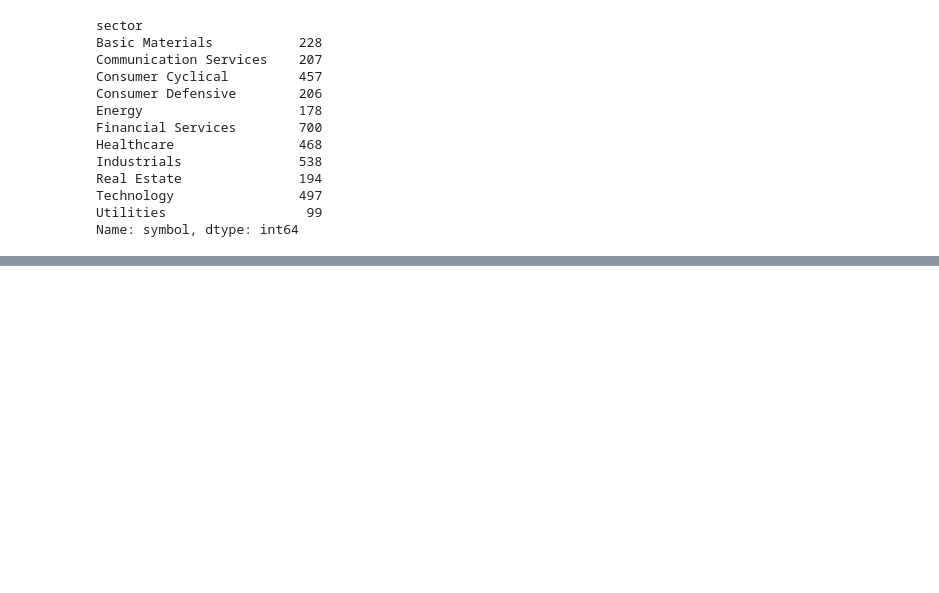
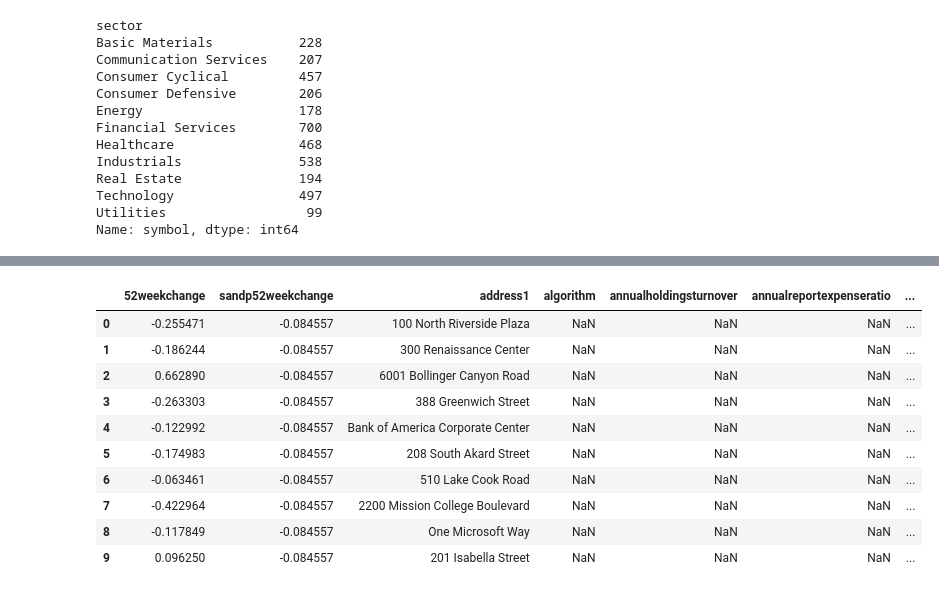
Before and after one commit to alpha2phi-platform/alphalib, a Jupyter notebook: 02_analysis.ipynb, the cells around one changed output, grey strips where cells are left out. Saved outputs shown, nothing was run; the diff lists cells and outputs as text; code cells hidden in the pictures; blank space fills up the shorter version.

```diff
--- a/02_analysis.ipynb
+++ b/02_analysis.ipynb
@@ -30,4 +34,2 @@ stock_info = stock_info.rename(columns=str.lower)
 #stock_financials = stock_financials.rename(columns=str.lower)
 #stock_dividends = stock_dividends.rename(columns=str.lower)
-# %%
-stock_info.dropna(subset=["symbol"], inplace=True)
@@ -69,0 +76,14 @@ stock_info.to_excel("alphalib_united_states_new.xlsx", sheet_name="stock_info",
+# %%
+stock_info.head(10)
+# %% [output]
+|  | 52weekchange | sandp52weekchange | address1 | algorithm | annualholdingsturnover | annualreportexpenseratio | ... |
+| 0 | -0.255471 | -0.084557 | 100 North Riverside Plaza | NaN | NaN | NaN | ... |
+| 1 | -0.186244 | -0.084557 | 300 Renaissance Center | NaN | NaN | NaN | ... |
+| 2 | 0.662890 | -0.084557 | 6001 Bollinger Canyon Road | NaN | NaN | NaN | ... |
+| 3 | -0.263303 | -0.084557 | 388 Greenwich Street | NaN | NaN | NaN | ... |
+| 4 | -0.122992 | -0.084557 | Bank of America Corporate Center | NaN | NaN | NaN | ... |
+| 5 | -0.174983 | -0.084557 | 208 South Akard Street | NaN | NaN | NaN | ... |
+| 6 | -0.063461 | -0.084557 | 510 Lake Cook Road | NaN | NaN | NaN | ... |
+| 7 | -0.422964 | -0.084557 | 2200 Mission College Boulevard | NaN | NaN | NaN | ... |
+| 8 | -0.117849 | -0.084557 | One Microsoft Way | NaN | NaN | NaN | ... |
+| 9 | 0.096250 | -0.084557 | 201 Isabella Street | NaN | NaN | NaN | ... |
```
Also changed, not shown: parts of 9 cells of this notebook, 3 other files.
